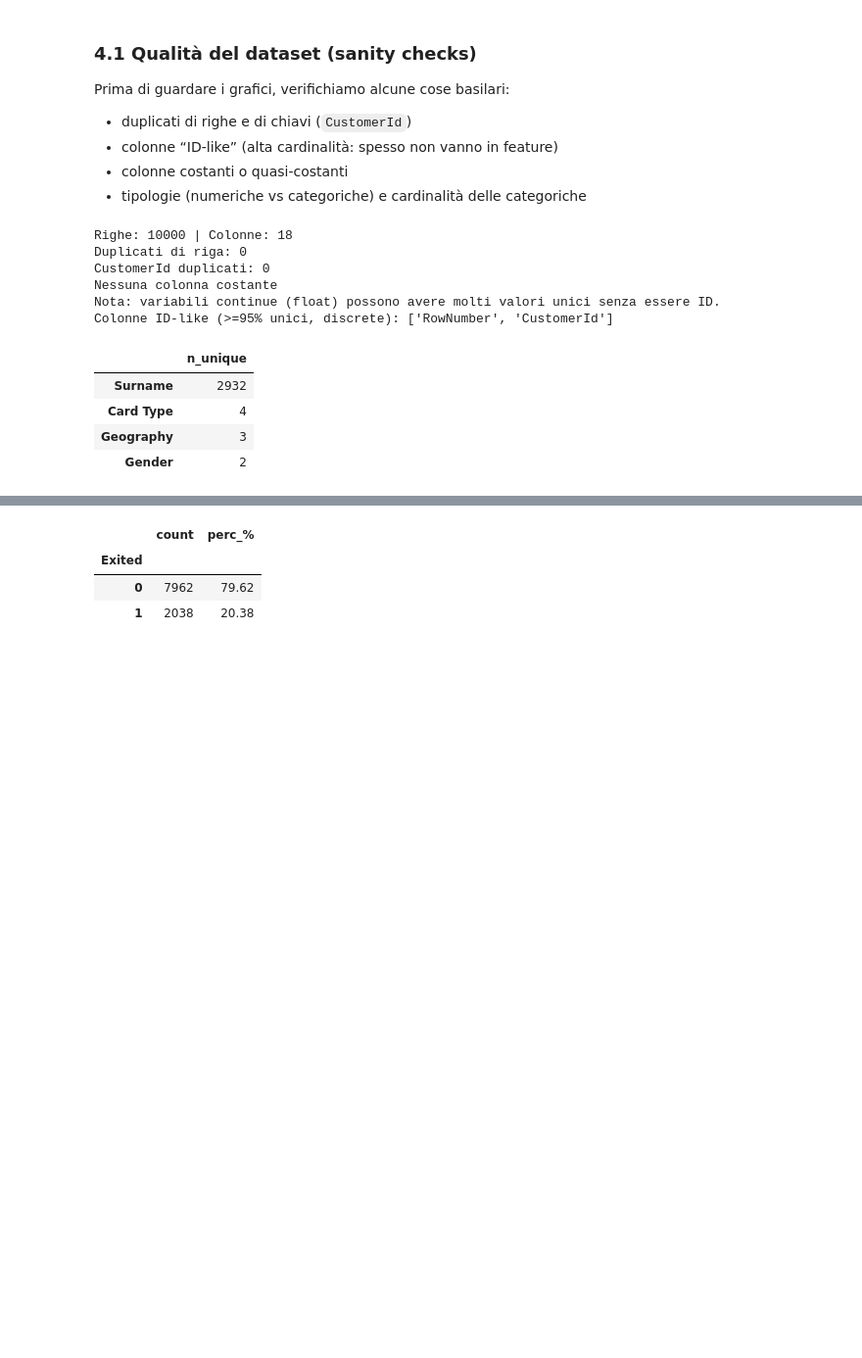
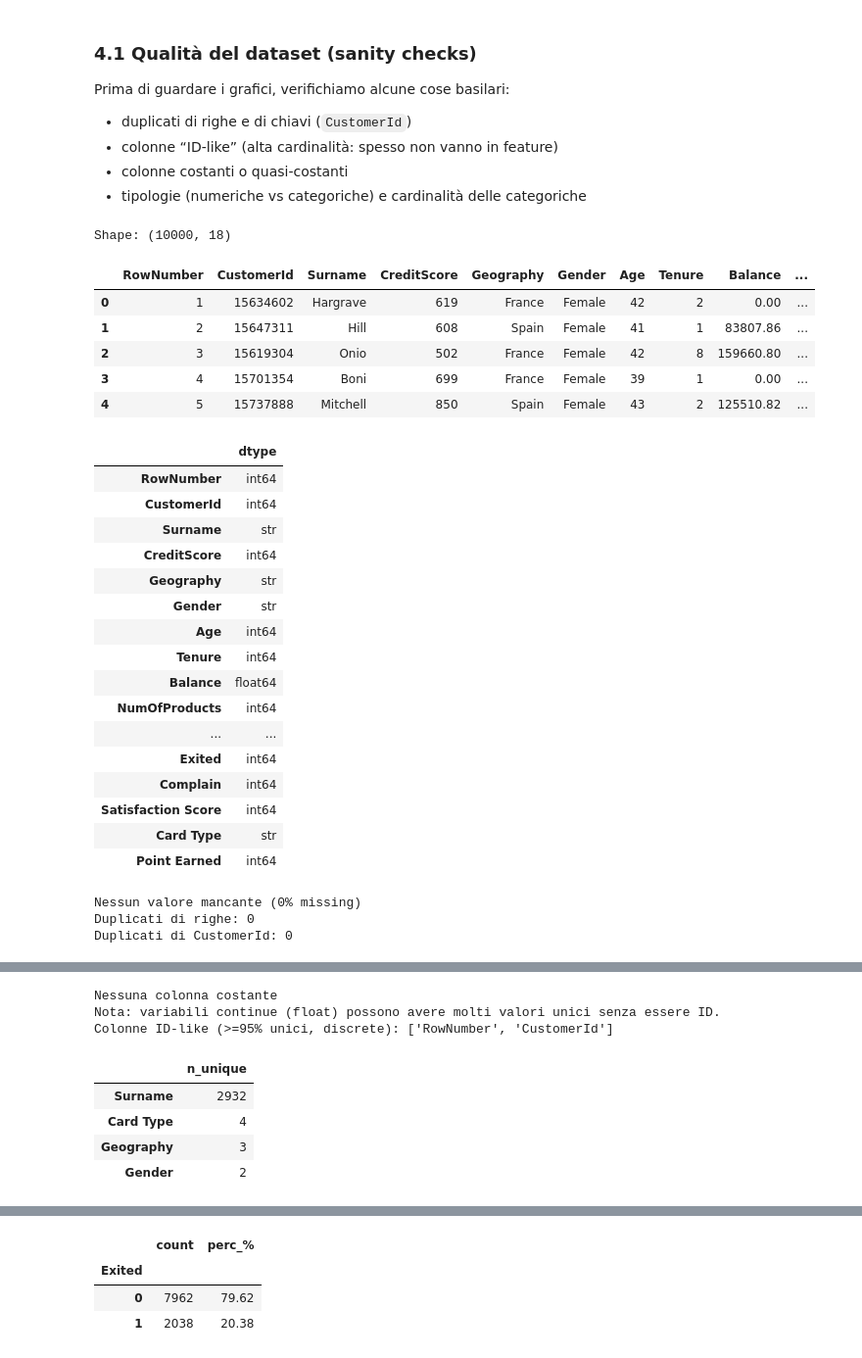
Before and after one commit to ml-lab-federico-ii/machine-learning-lab-2026, a Jupyter notebook: notebooks/lesson-01/lesson_01.ipynb, the cells around one changed output, grey strips where cells are left out. Shown at 98% size. Saved outputs shown, nothing was run; the diff lists cells and outputs as text; code cells hidden in the pictures; blank space fills up the shorter version.

```diff
--- a/notebooks/lesson-01/lesson_01.ipynb
+++ b/notebooks/lesson-01/lesson_01.ipynb
@@ -176,56 +172,83 @@ Prima di guardare i grafici, verifichiamo alcune cose basilari:
 - colonne costanti o quasi-costanti
 - tipologie (numeriche vs categoriche) e cardinalità delle categoriche
 # %%
-# Duplicati e controlli rapidi (cell autonoma: non dipende da variabili definite dopo)
-TARGET_COL_NAME = 'Exited'
+# Shape, dtypes, head
+print('Shape:', df_raw.shape)
+display(df_raw.head())
+display(df_raw.dtypes.to_frame('dtype'))
 
-n_rows, n_cols = df_raw.shape
-print('Righe:', n_rows, '| Colonne:', n_cols)
+# Missingness
+missing = (df_raw.isna().mean() * 100).sort_values(ascending=False)
+if float(missing.max()) == 0.0:
+    print('Nessun valore mancante (0% missing)')
+else:
+    display(missing.to_frame('missing_%'))
 
+# Duplicati (righe e CustomerId se presente)
 n_dup_rows = int(df_raw.duplicated().sum())
-print('Duplicati di riga:', n_dup_rows)
+print('Duplicati di righe:', n_dup_rows)
 
 if 'CustomerId' in df_raw.columns:
     n_dup_customer = int(df_raw['CustomerId'].duplicated().sum())
-    print('CustomerId duplicati:', n_dup_customer)
+    print('Duplicati di CustomerId:', n_dup_customer)
 
-# Colonne costanti / quasi costanti
+# Cardinalità (quanti valori distinti per colonna)
+n_rows, n_cols = df_raw.shape
 nunique = df_raw.nunique(dropna=False).sort_values(ascending=False)
-constant_cols = nunique[nunique == 1].index.tolist()
+display(nunique.to_frame('n_unique'))
+
+# Colonne costanti
+constant_cols = nunique[nunique <= 1].index.tolist()
 if len(constant_cols) > 0:
     print('Colonne costanti:', constant_cols)
 else:
     print('Nessuna colonna costante')
 
 # Colonne “ID-like”: alta unicità su colonne discrete (interi/stringhe)
 print("Nota: variabili continue (float) possono avere molti valori unici senza essere ID.")
 id_like_cols = []
 for col, n_u in nunique.items():
-    if col == TARGET_COL_NAME:
+    if col == TARGET_COL:
         continue
     if n_u >= 0.95 * n_rows:
         is_discrete = pd.api.types.is_integer_dtype(df_raw[col]) or pd.api.types.is_object_dtype(df_raw[col])
         if is_discrete:
             id_like_cols.append(col)
 
 print('Colonne ID-like (>=95% unici, discrete):', id_like_cols)
 
-# Cardinalità categoriche (utile per decidere encoding nella Lezione 02)
+# Cardinalità delle categoriche (utile per capire complessità delle categorie)
 cat_cols_all = df_raw.select_dtypes(include=['object', 'string']).columns.tolist()
 if len(cat_cols_all) == 0:
     print('Nessuna colonna categorica di tipo object/string')
 else:
     card = nunique[cat_cols_all].sort_values(ascending=False)
     display(card.to_frame('n_unique'))
 # %% [output]
-Righe: 10000 | Colonne: 18
-Duplicati di riga: 0
-CustomerId duplicati: 0
-Nessuna colonna costante
-Nota: variabili continue (float) possono avere molti valori unici senza essere ID.
-Colonne ID-like (>=95% unici, discrete): ['RowNumber', 'CustomerId']
+Shape: (10000, 18)
-|  | n_unique |
-| Surname | 2932 |
-| Card Type | 4 |
-| Geography | 3 |
-| Gender | 2 |
+|  | RowNumber | CustomerId | Surname | CreditScore | Geography | Gender | Age | Tenure | Balance | ... |
+| 0 | 1 | 15634602 | Hargrave | 619 | France | Female | 42 | 2 | 0.00 | ... |
+| 1 | 2 | 15647311 | Hill | 608 | Spain | Female | 41 | 1 | 83807.86 | ... |
+| 2 | 3 | 15619304 | Onio | 502 | France | Female | 42 | 8 | 159660.80 | ... |
+| 3 | 4 | 15701354 | Boni | 699 | France | Female | 39 | 1 | 0.00 | ... |
+| 4 | 5 | 15737888 | Mitchell | 850 | Spain | Female | 43 | 2 | 125510.82 | ... |
+|  | dtype |
+| RowNumber | int64 |
+| CustomerId | int64 |
+| Surname | str |
+| CreditScore | int64 |
+| Geography | str |
+| Gender | str |
+| Age | int64 |
+| Tenure | int64 |
+| Balance | float64 |
+| NumOfProducts | int64 |
+| ... | ... |
+| Exited | int64 |
+| Complain | int64 |
+| Satisfaction Score | int64 |
+| Card Type | str |
+| Point Earned | int64 |
+Nessun valore mancante (0% missing)
+Duplicati di righe: 0
+Duplicati di CustomerId: 0
@@ -232,3 +272,11 @@ Colonne ID-like (>=95% unici, discrete): ['RowNumber', 'CustomerId']
+Nessuna colonna costante
+Nota: variabili continue (float) possono avere molti valori unici senza essere ID.
+Colonne ID-like (>=95% unici, discrete): ['RowNumber', 'CustomerId']
+|  | n_unique |
+| Surname | 2932 |
+| Card Type | 4 |
+| Geography | 3 |
+| Gender | 2 |
 # %% [markdown]
 **Osservazioni (qualità dati)**
 
```
Also changed, not shown: parts of 30 cells of this notebook, 12 other files.
